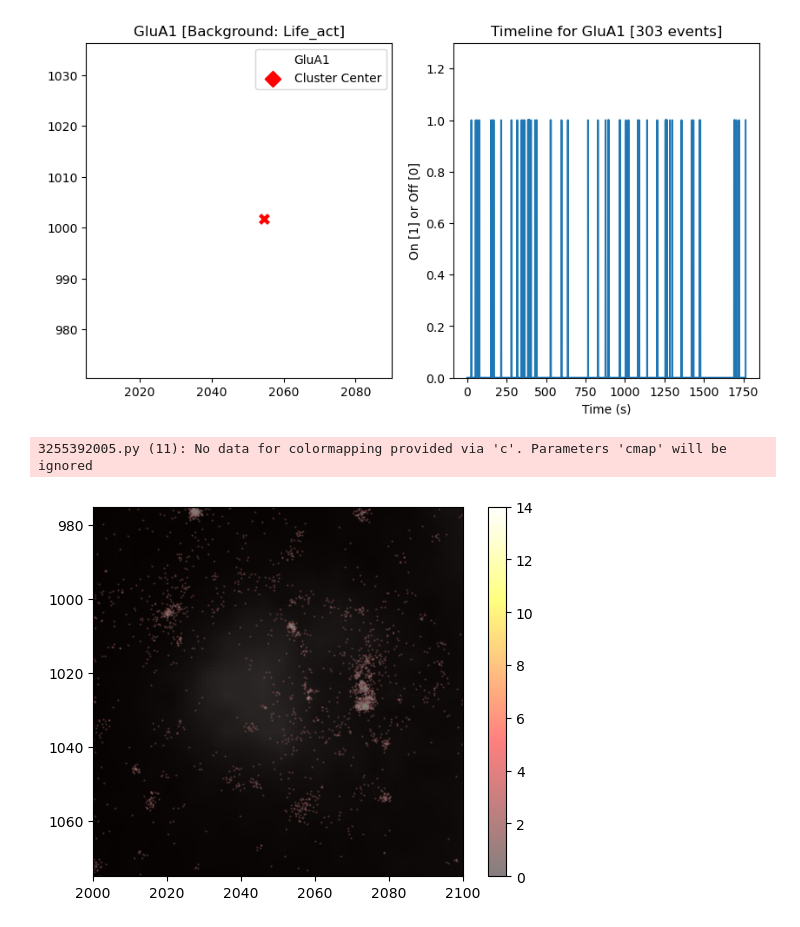
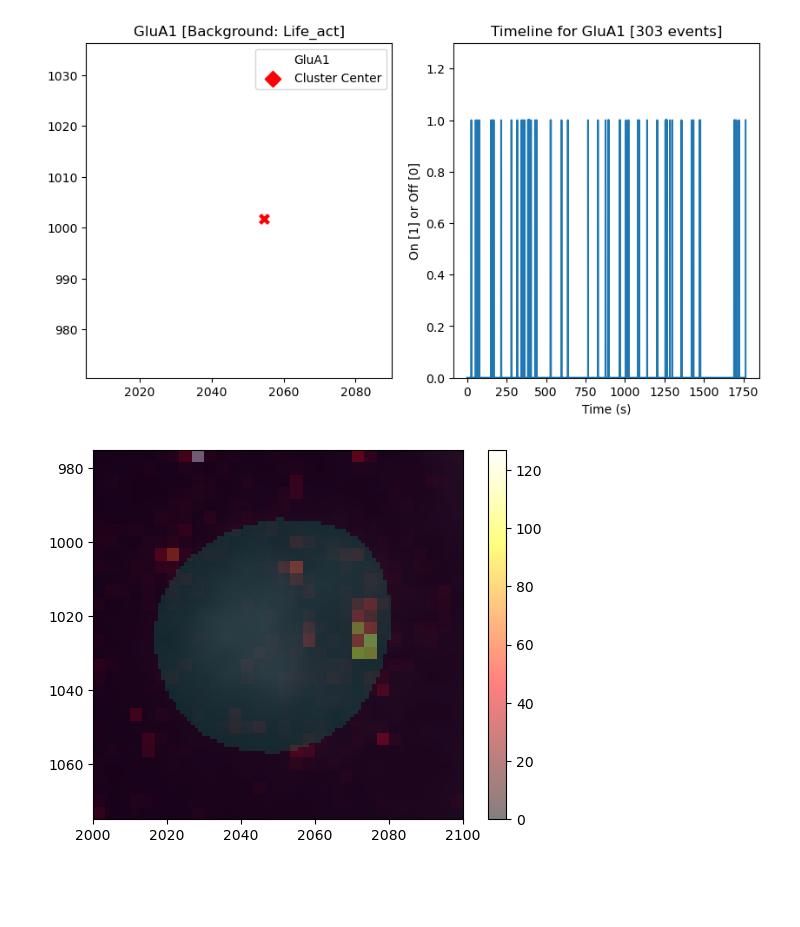
Before and after one commit to Max-Winga/Selvin-Lab-qPAINT-Segmentation, a Jupyter notebook: qPAINT_Segmentation/Experimenting.ipynb, the cells around one changed output. Cells and saved outputs as stored; diff of their text form; code cells hidden in the pictures; blank space fills up the shorter version.

```diff
--- a/qPAINT_Segmentation/Experimenting.ipynb
+++ b/qPAINT_Segmentation/Experimenting.ipynb
@@ -169,22 +167,21 @@ No FOV attached to cluster, cannot plot homers
 # %%
 xlim = (2000, 2100)
 ylim = (1075, 975)
 points = GluA2
 points = points_in_area(points, xlim, ylim)
 
-heatmap, xedges, yedges = np.histogram2d(points[:, 0], points[:, 1], bins=(200, 200))
+heatmap, xedges, yedges = np.histogram2d(points[:, 0], points[:, 1], bins=(30, 30))
 extent = [xedges[0], xedges[-1], yedges[0], yedges[-1]]
 # Plot the heatmap
 plt.clf() # Clear current figure
 plt.imshow(LifeAct, cmap='gray')
-plt.scatter(points[:, 0], points[:, 1], c='gray', s=0.50, cmap='viridis_r', label="Localizations", alpha=0.2)
+# plt.scatter(points[:, 0], points[:, 1], c='gray', s=0.50, cmap='viridis_r', label="Localizations", alpha=0.2)
 plt.imshow(heatmap.T, extent=extent, origin='lower', cmap='hot', alpha=0.5)
 plt.colorbar() # Add a colorbar to a plot
-# plt.imshow(FOV.spinemap, alpha=0.3)
+plt.imshow(FOV.spinemap, alpha=0.3)
 
 plt.xlim(*xlim)
 plt.ylim(*ylim)
 plt.show()
 # %% [output]
-3255392005.py (11): No data for colormapping provided via 'c'. Parameters 'cmap' will be ignored
-[figure, old version]
+[figure, new version]
```
Also changed, not shown: parts of 1 cell of this notebook, 1 other file.
